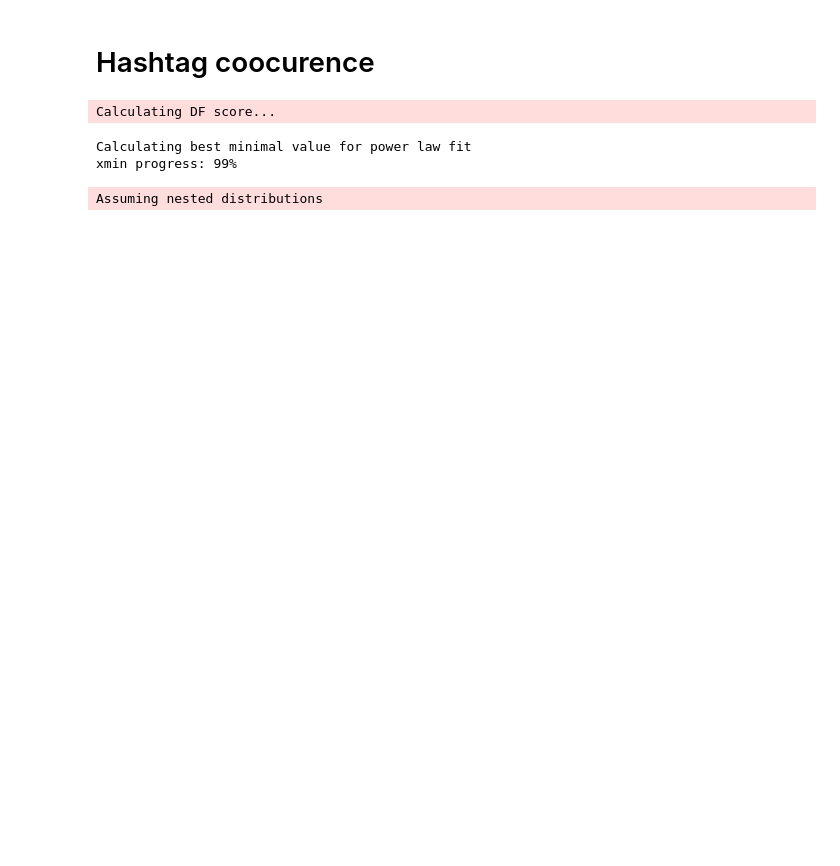
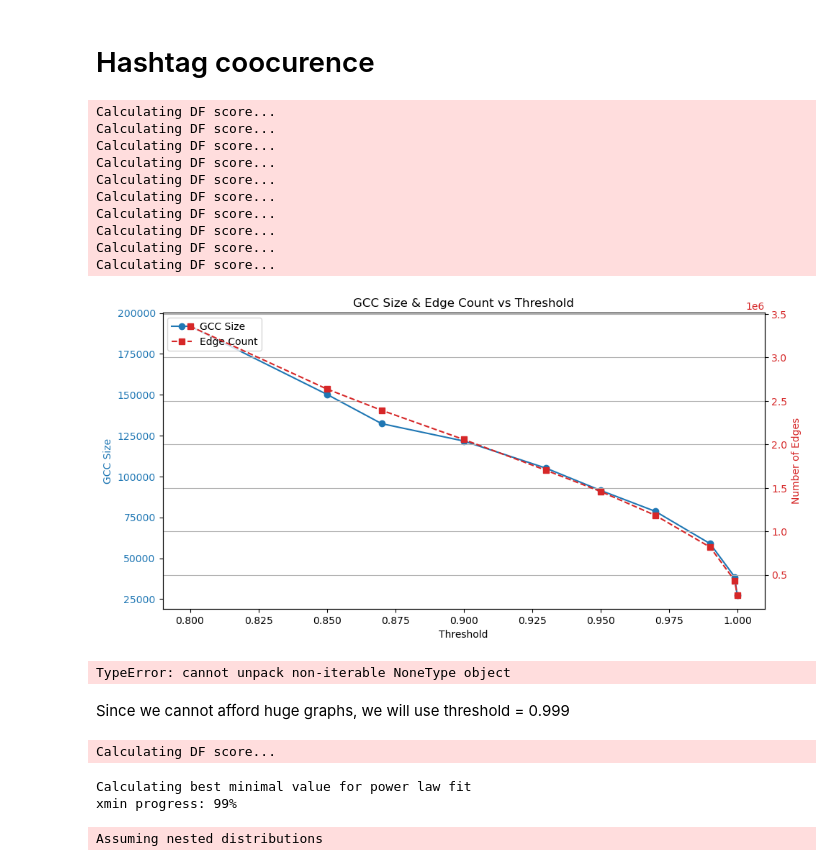
Before and after one commit to jbij/Bachelor, a Jupyter notebook: filtering/disparity.ipynb, the cells around one changed output. Saved outputs shown, nothing was run; the diff lists cells and outputs as text; code cells hidden in the pictures; blank space fills up the shorter version.

```diff
--- a/filtering/disparity.ipynb
+++ b/filtering/disparity.ipynb
@@ -7,10 +7,27 @@ import powerlaw
 import matplotlib.pyplot as plt
 from stats import graph_stats
 import backboning as bb
+# %%
+hashtags_to_remove = set([
+    'hashtag', 'fyp', 'foryou', 'foryoupage', 'fypシ', 'viral', 'love',
+    'trending', 'tiktok', 'funny', 'fypage', 'capcut', 'duet', 'news',
+    'foryourpage', 'fy', 'fypシ゚viral', 'follow', 'viralvideo', 'like',
+    'trend', 'stitch', 'video', 'lol', 'instagram', 'asmr', 'explorepage',
+    'instagood', 'viraltiktok', 'youtube', 'share', 'new', '2023', 'reels',
+    'followme', 'vlog', 'satisfying', 'viralvideos', 'wow', 'funnyvideos',
+    'repost', 'relatable', 'followforfollowback', 'breakingnews', 'storytime',
+    'tiktokfamous', 'greenscreenvideo', 'for', 'foru', 'tiktoktrend', 'goviral',
+    'bhfyp', 'viralpost', 'f', 'tiktoker', 'fypp', 'fyppppppppppppppppppppppp',
+    'tiktokviral', '4upage', 'forupage', '4you', 'xyzabc', 'xyzcba', '4u', 'xyzbca', 'trendy', 'oh', 'ohno', 'relatable', 'bhfyp', 'trending', '2023', 'follow', 'explorepage', 'like', 'viral', 'tiktok', 'fybシ', 'usa_tiktok',
+    'foruyou', 'trends', 'fybpage', 'trendiing', 'forupage', 'fyb', 'foryourpage', 'foryoupage', 'viralvideo', 'fyou', 'foryou', '4u', '4you', 'pageforyou', 'fyp', 'series', 'fdseite', 'fypage',
+    'fyoupage', 'fds', '4upage', 'tiktokfanpage', '4youpage', 'fürdich', 'fyoupagetiktok', 'viralllllll', 'dancetrends', 'dancetrend', 'duet', 'share'
+])
 # %%
-def backbone_pipepline(filepath, threshold, is_directed = False):
+def backbone_pipepline(filepath, threshold, is_directed, hashtags_to_remove = hashtags_to_remove):
     with open(filepath, "rb") as f:
         G = pickle.load(f)
+
+    G.remove_nodes_from(hashtags_to_remove)
 
     edge_data = [
     {'src': u, 'trg': v, 'nij': d['weight']}
@@ -41,18 +58,3 @@ def backbone_pipepline(filepath, threshold, is_directed = False):
         create_using=nx.Graph())
 
     return backbone
-# %%
-hashtags_to_remove = set([
-    'hashtag', 'fyp', 'foryou', 'foryoupage', 'fypシ', 'viral', 'love',
-    'trending', 'tiktok', 'funny', 'fypage', 'capcut', 'duet', 'news',
-    'foryourpage', 'fy', 'fypシ゚viral', 'follow', 'viralvideo', 'like',
-    'trend', 'stitch', 'video', 'lol', 'instagram', 'asmr', 'explorepage',
-    'instagood', 'viraltiktok', 'youtube', 'share', 'new', '2023', 'reels',
-    'followme', 'vlog', 'satisfying', 'viralvideos', 'wow', 'funnyvideos',
-    'repost', 'relatable', 'followforfollowback', 'breakingnews', 'storytime',
-    'tiktokfamous', 'greenscreenvideo', 'for', 'foru', 'tiktoktrend', 'goviral',
-    'bhfyp', 'viralpost', 'f', 'tiktoker', 'fypp', 'fyppppppppppppppppppppppp',
-    'tiktokviral', '4upage', 'forupage', '4you', 'xyzabc', 'xyzcba', '4u', 'xyzbca', 'trendy', 'oh', 'ohno', 'relatable', 'bhfyp', 'trending', '2023', 'follow', 'explorepage', 'like', 'viral', 'tiktok', 'fybシ', 'usa_tiktok',
-    'foruyou', 'trends', 'fybpage', 'trendiing', 'forupage', 'fyb', 'foryourpage', 'foryoupage', 'viralvideo', 'fyou', 'foryou', '4u', '4you', 'pageforyou', 'fyp', 'series', 'fdseite', 'fypage',
-    'fyoupage', 'fds', '4upage', 'tiktokfanpage', '4youpage', 'fürdich', 'fyoupagetiktok', 'viralllllll', 'dancetrends', 'dancetrend', 'duet'
-])
@@ -60,6 +116,29 @@ hashtags_to_remove = set([
 # Hashtag coocurence
 # %%
 hashtag_path = '../../shared-folder-gald/data/unipartite_og.pkl'
+# %%
+thresholds_to_test = [0.8, 0.85, 0.87, 0.90, 0.93, 0.95, 0.97, 0.99, 0.999, 0.9999]
+
+gcc_size = choose_threshold_by_gcc_size(
+    filepath=hashtag_path,
+    thresholds=thresholds_to_test,
+    is_directed=False
+)
+# %% [output]
+Calculating DF score...
+Calculating DF score...
+Calculating DF score...
+Calculating DF score...
+Calculating DF score...
+Calculating DF score...
+Calculating DF score...
+Calculating DF score...
+Calculating DF score...
+Calculating DF score...
+[figure, added]
+TypeError: cannot unpack non-iterable NoneType object
+# %% [markdown]
+Since we cannot afford huge graphs, we will use threshold = 0.999
 # %%
 hashtag_backbone = backbone_pipepline(hashtag_path, threshold=0.999, is_directed=False)
 # %% [output]
```
Also changed, not shown: parts of 7 cells of this notebook, 5 other files.
